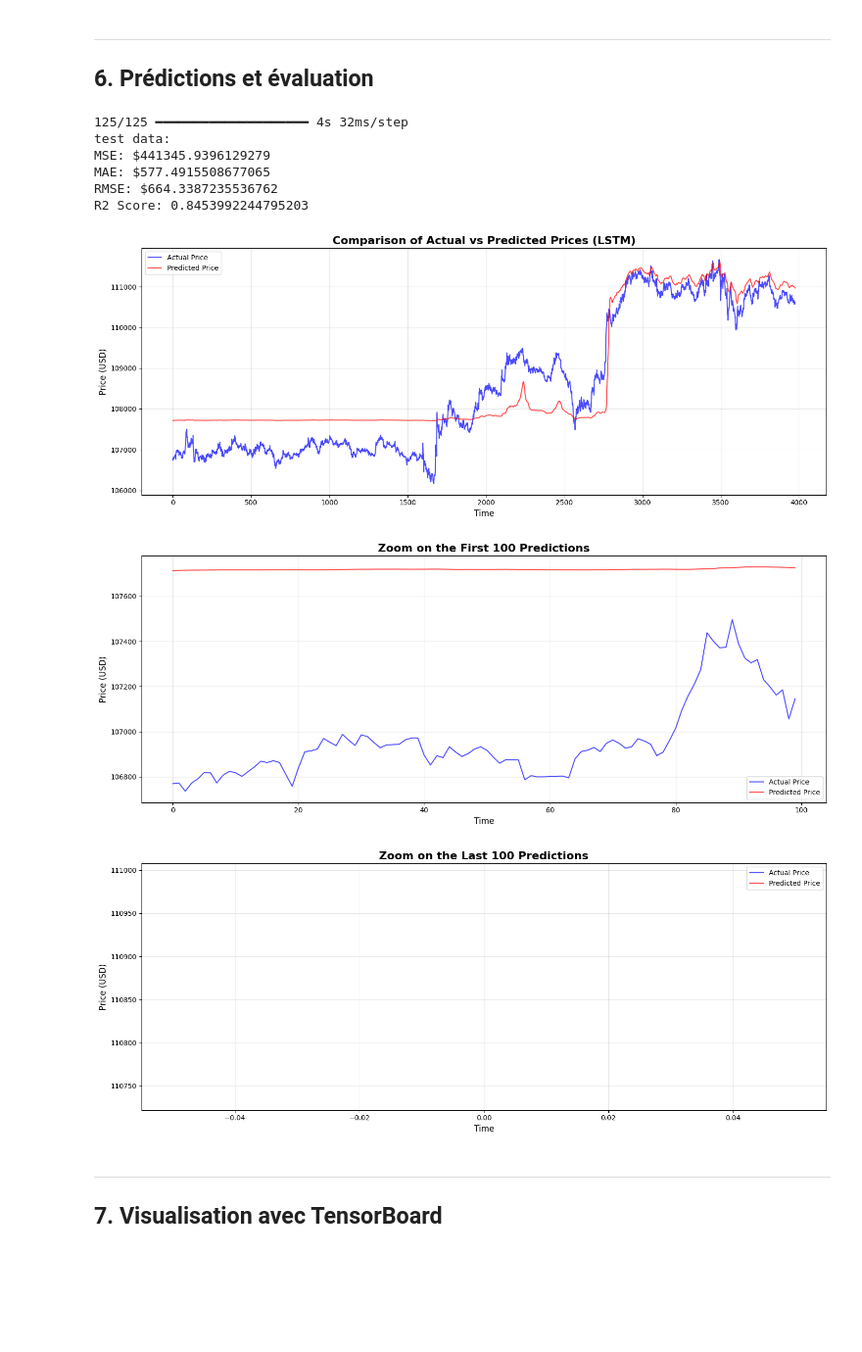
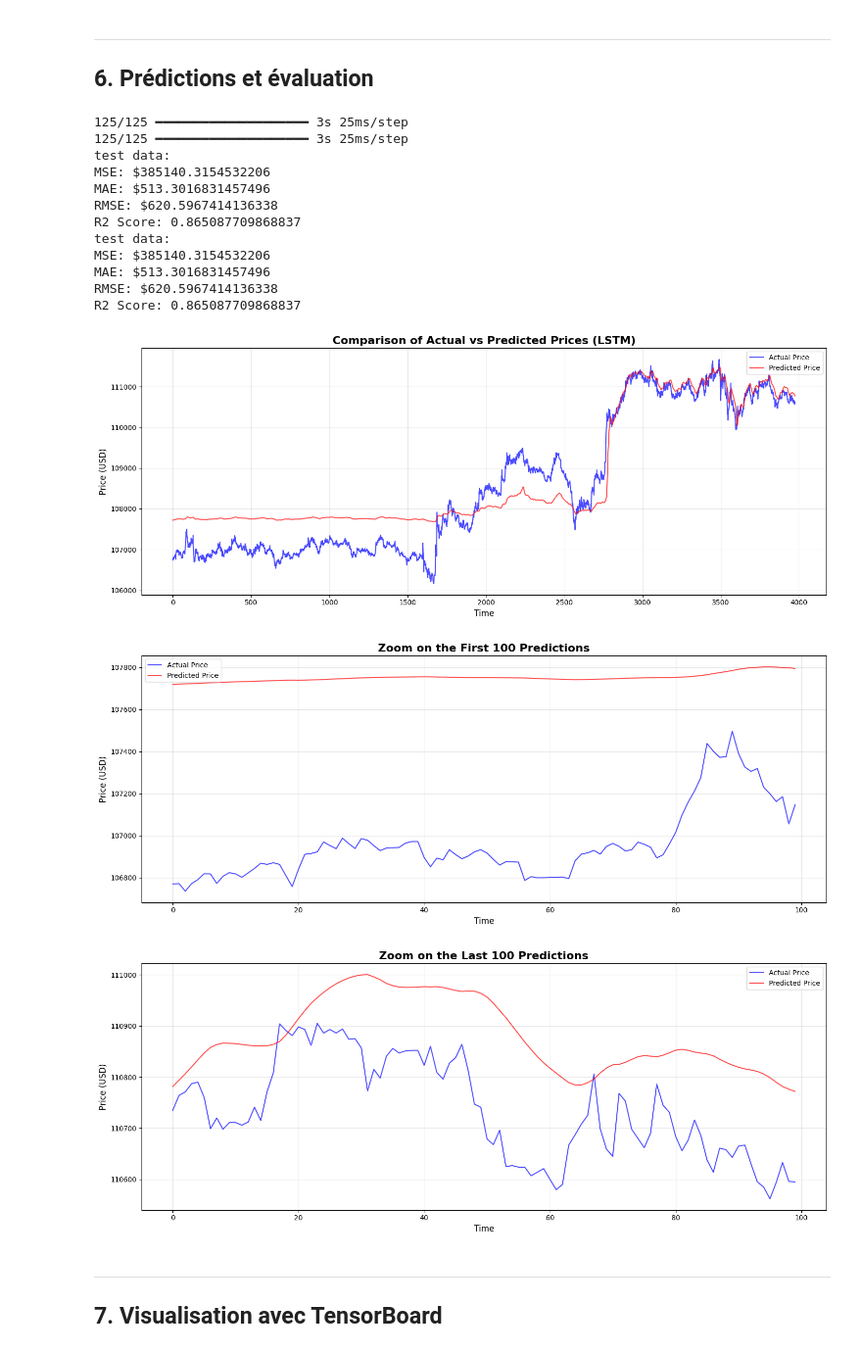
Before and after one commit to MatisAgr/IPSSI_LSTM_Crypto, a Jupyter notebook: BitcoinLSTM.ipynb, the cells around one changed output. Shown at 98% size. Saved outputs shown, nothing was run; the diff lists cells and outputs as text; code cells hidden in the pictures; blank space fills up the shorter version.

```diff
--- a/BitcoinLSTM.ipynb
+++ b/BitcoinLSTM.ipynb
@@ -278,43 +279,49 @@ plt.xlabel('Time', fontsize=12)
 plt.ylabel('Price (USD)', fontsize=12)
 plt.legend()
 plt.grid(True, alpha=0.3)
 plt.tight_layout()
 plt.savefig('images/03_predictions_full.png', dpi=100, bbox_inches='tight')
 plt.show()
 
 plt.figure(figsize=(15, 6))
 plt.plot(y_test_actual[:100], label='Actual Price', color='blue', alpha=0.7)
 plt.plot(predictions[:100], label='Predicted Price', color='red', alpha=0.7)
 plt.title('Zoom on the First 100 Predictions', fontsize=16, fontweight='bold')
 plt.xlabel('Time', fontsize=12)
 plt.ylabel('Price (USD)', fontsize=12)
 plt.legend()
 plt.grid(True, alpha=0.3)
 plt.tight_layout()
 plt.savefig('images/04_predictions_first_100.png', dpi=100, bbox_inches='tight')
 plt.show()
 
 plt.figure(figsize=(15, 6))
-plt.plot(y_test_actual[-100], label='Actual Price', color='blue', alpha=0.7)
-plt.plot(predictions[-100], label='Predicted Price', color='red', alpha=0.7)
+plt.plot(y_test_actual[-100:], label='Actual Price', color='blue', alpha=0.7)
+plt.plot(predictions[-100:], label='Predicted Price', color='red', alpha=0.7)
 plt.title('Zoom on the Last 100 Predictions', fontsize=16, fontweight='bold')
 plt.xlabel('Time', fontsize=12)
 plt.ylabel('Price (USD)', fontsize=12)
 plt.legend()
 plt.grid(True, alpha=0.3)
 plt.tight_layout()
 plt.savefig('images/05_predictions_last_100.png', dpi=100, bbox_inches='tight')
 plt.show()
 # %% [output]
-125/125 ━━━━━━━━━━━━━━━━━━━━ 4s 32ms/step
+125/125 ━━━━━━━━━━━━━━━━━━━━ 3s 25ms/step
+125/125 ━━━━━━━━━━━━━━━━━━━━ 3s 25ms/step
 test data:
-MSE: $441345.9396129279
-MAE: $577.4915508677065
-RMSE: $664.3387235536762
-R2 Score: 0.8453992244795203
+MSE: $385140.3154532206
+MAE: $513.3016831457496
+RMSE: $620.5967414136338
+R2 Score: 0.865087709868837
+test data:
+MSE: $385140.3154532206
+MAE: $513.3016831457496
+RMSE: $620.5967414136338
+R2 Score: 0.865087709868837
-[figure, old version]
+[figure, new version]
-[figure, old version]
+[figure, new version]
-[figure, old version]
+[figure, new version]
 # %% [markdown]
 ---
 ## 7. Visualisation avec TensorBoard
```
Also changed, not shown: parts of 2 cells of this notebook.
